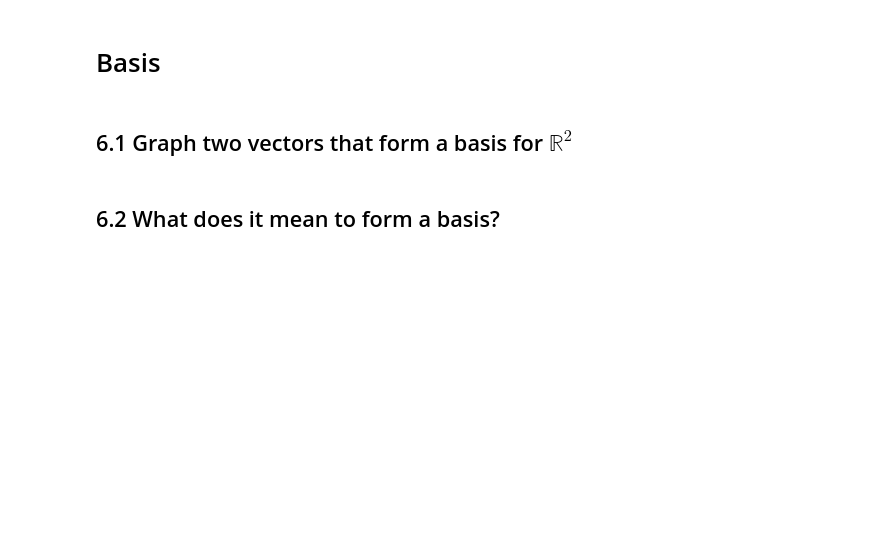
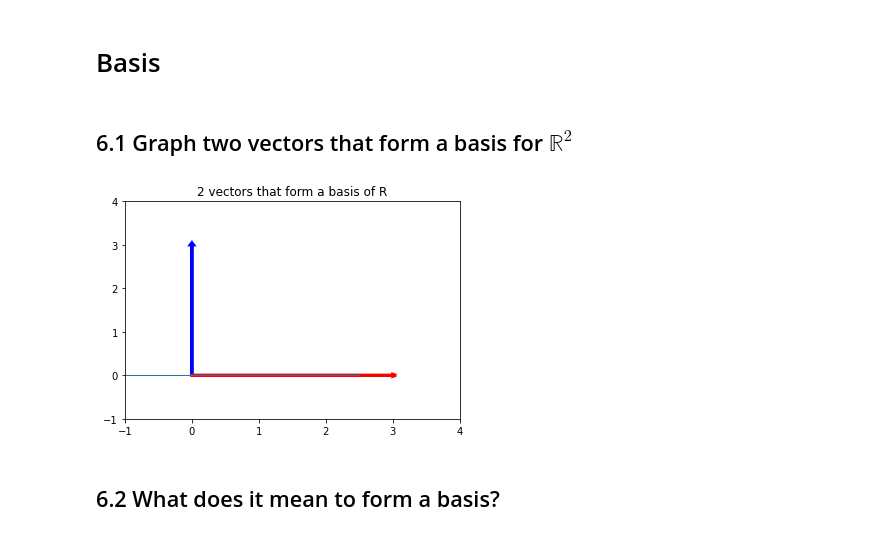
Before and after one commit to evangrinalds/DS-Unit-1-Sprint-3-Linear-Algebra, a Jupyter notebook: module2-intermediate-linear-algebra/Copy_of_LS_DS_132_Intermediate_Linear_Algebra_Assignment.ipynb, the cells around one changed output. Cells and saved outputs as stored; diff of their text form; code cells hidden in the pictures; blank space fills up the shorter version.

```diff
--- a/module2-intermediate-linear-algebra/Copy_of_LS_DS_132_Intermediate_Linear_Algebra_Assignment.ipynb
+++ b/module2-intermediate-linear-algebra/Copy_of_LS_DS_132_Intermediate_Linear_Algebra_Assignment.ipynb
@@ -355,6 +380,26 @@ n = \begin{bmatrix} 4 & 8  & 2\end{bmatrix}
 # Basis
 # %% [markdown]
 ## 6.1 Graph two vectors that form a basis for $\mathbb{R}^2$
+# %%
+# 2 vectors that form a basis of R
+
+# Axis
+plt.xlim(-1,4)
+plt.ylim(-1,4)
+
+# Vectors
+rv1 = (0, 3)
+rv2 = (3,0)
+
+# Plot Vectors
+plt.plot(x_vals, y_vals,linewidth=1)
+plt.arrow(0,0, rv1[0], rv1[1], linewidth=3, head_width=.05, head_length=0.05, color ='blue')
+plt.arrow(0,0, rv2[0], rv2[1], linewidth=3, head_width=.05, head_length=0.05, color ='red')
+
+plt.title("2 vectors that form a basis of R")
+plt.show()
+# %% [output]
+[figure, added]
 # %% [markdown]
 ## 6.2 What does it mean to form a basis?
 # %% [markdown]
```
Also changed, not shown: parts of 33 cells of this notebook.
